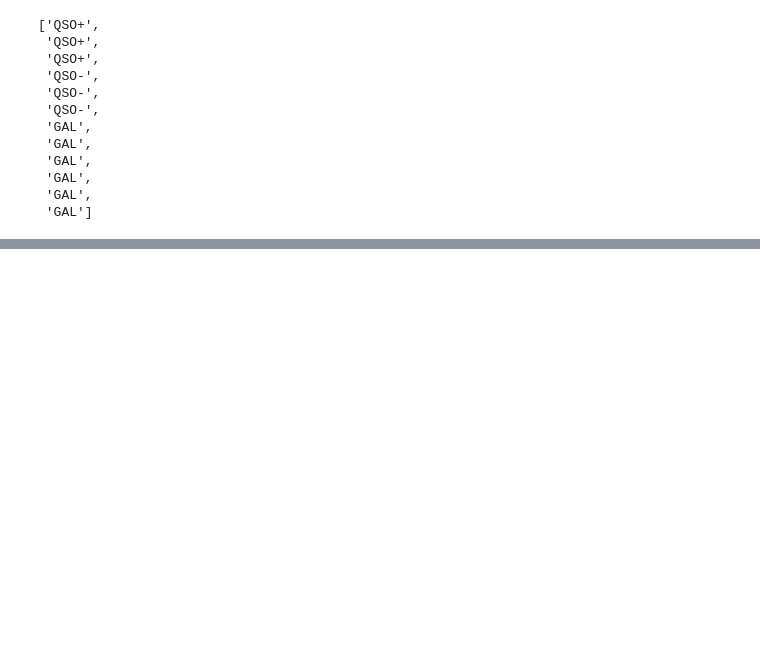
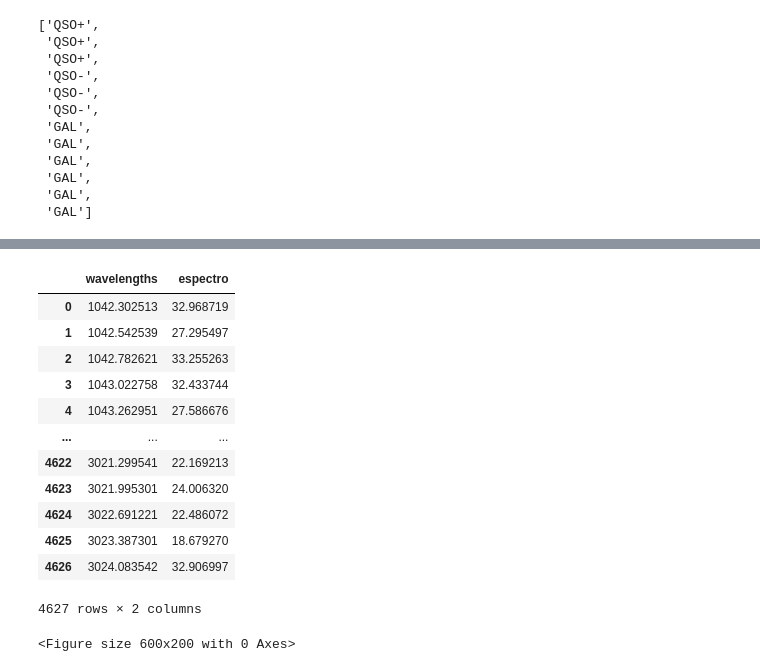
Before and after one commit to ChavezUriel/ProyectoPOOE, a Jupyter notebook: Ejemplos_modulos.ipynb, the cells around one changed output, grey strips where cells are left out. Drawn from its saved outputs; the diff is of its cells as text; code cells hidden in the pictures; blank space fills up the shorter version.

```diff
--- a/Ejemplos_modulos.ipynb
+++ b/Ejemplos_modulos.ipynb
@@ -107,0 +94,18 @@ oa.plotrecons(lista_objetos[0])
+# %%
+#Crea una tabla de valores con el espectro y medidas del espectro
+oa.datos_espectro(lista_objetos[0])
+# %% [output]
+|  | wavelengths | espectro |
+| 0 | 1042.302513 | 32.968719 |
+| 1 | 1042.542539 | 27.295497 |
+| 2 | 1042.782621 | 33.255263 |
+| 3 | 1043.022758 | 32.433744 |
+| 4 | 1043.262951 | 27.586676 |
+| ... | ... | ... |
+| 4622 | 3021.299541 | 22.169213 |
+| 4623 | 3021.995301 | 24.006320 |
+| 4624 | 3022.691221 | 22.486072 |
+| 4625 | 3023.387301 | 18.679270 |
+| 4626 | 3024.083542 | 32.906997 |
+4627 rows × 2 columns
+<Figure size 600x200 with 0 Axes>
```
Also changed, not shown: parts of 16 cells of this notebook, 2 other files.
